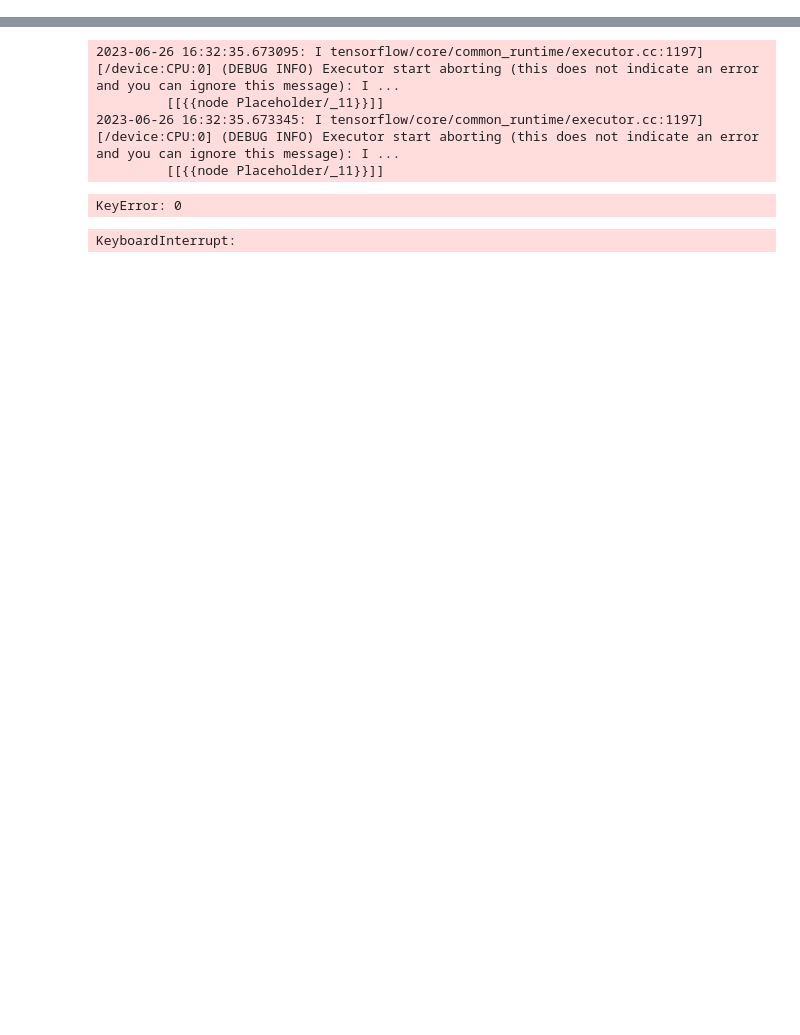
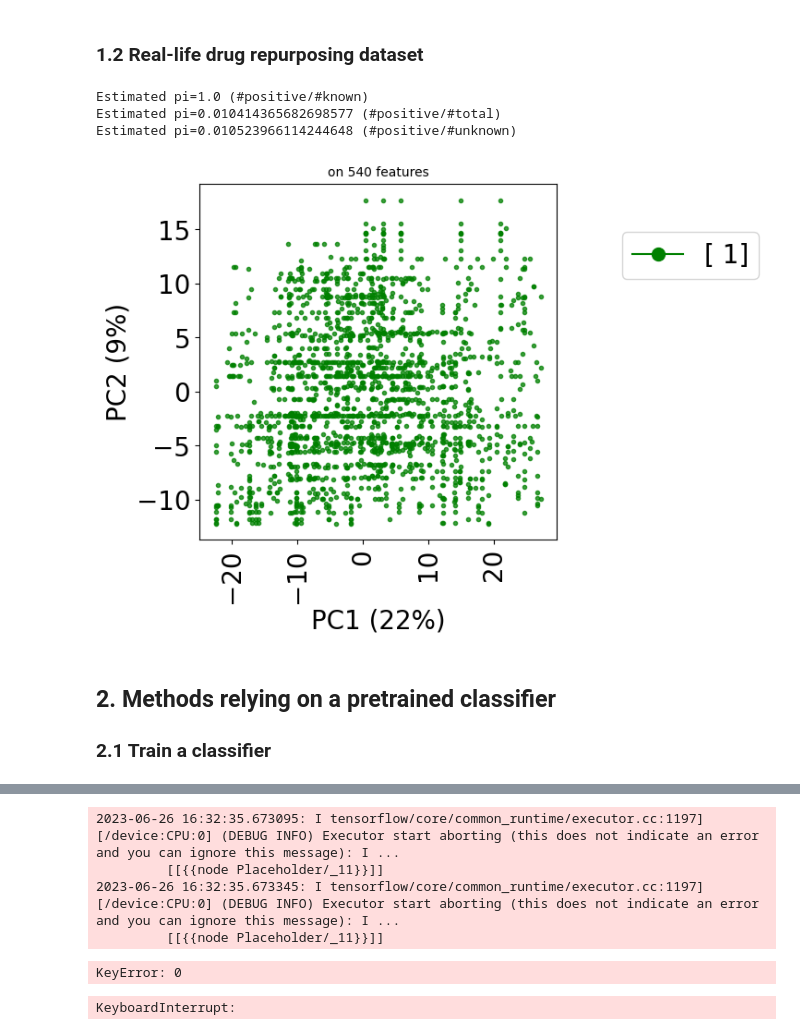
Before and after one commit to jaybee84/benchscofi, a Jupyter notebook: Class prior estimation.ipynb, the cells around one changed output, grey strips where cells are left out. Drawn from its saved outputs; the diff is of its cells as text; code cells hidden in the pictures; blank space fills up the shorter version.

```diff
--- a/Class prior estimation.ipynb
+++ b/Class prior estimation.ipynb
@@ -25 +74,27 @@ dataset.visualize(withzeros=False)
+# %% [markdown]
+### 1.2 Real-life drug repurposing dataset
+# %%
+dataset_name="Gottlieb"
+
+data_args = stanscofi.utils.load_dataset(dataset_name, "datasets/")
+real_dataset = stanscofi.datasets.Dataset(**data_args)
+
+estimated_pi1=np.sum(real_dataset.ratings[:,2]>0)/real_dataset.ratings.shape[0]
+estimated_pi2=np.sum(real_dataset.ratings_mat>0)/np.prod(real_dataset.ratings_mat.shape)
+estimated_pi3=np.sum(real_dataset.ratings_mat>0)/np.sum(real_dataset.ratings_mat==0)
+
+print("Estimated pi="+str(estimated_pi1)+" (#positive/#known)")
+print("Estimated pi="+str(estimated_pi2)+" (#positive/#total)")
+print("Estimated pi="+str(estimated_pi3)+" (#positive/#unknown)")
+
+real_dataset.visualize(withzeros=False)
+# %% [output]
+Estimated pi=1.0 (#positive/#known)
+Estimated pi=0.010414365682698577 (#positive/#total)
+Estimated pi=0.010523966114244648 (#positive/#unknown)
+[figure, added]
+# %% [markdown]
+## 2. Methods relying on a pretrained classifier
+
+### 2.1 Train a classifier
 # %%
```
Also changed, not shown: parts of 10 cells of this notebook, 7 other files.
